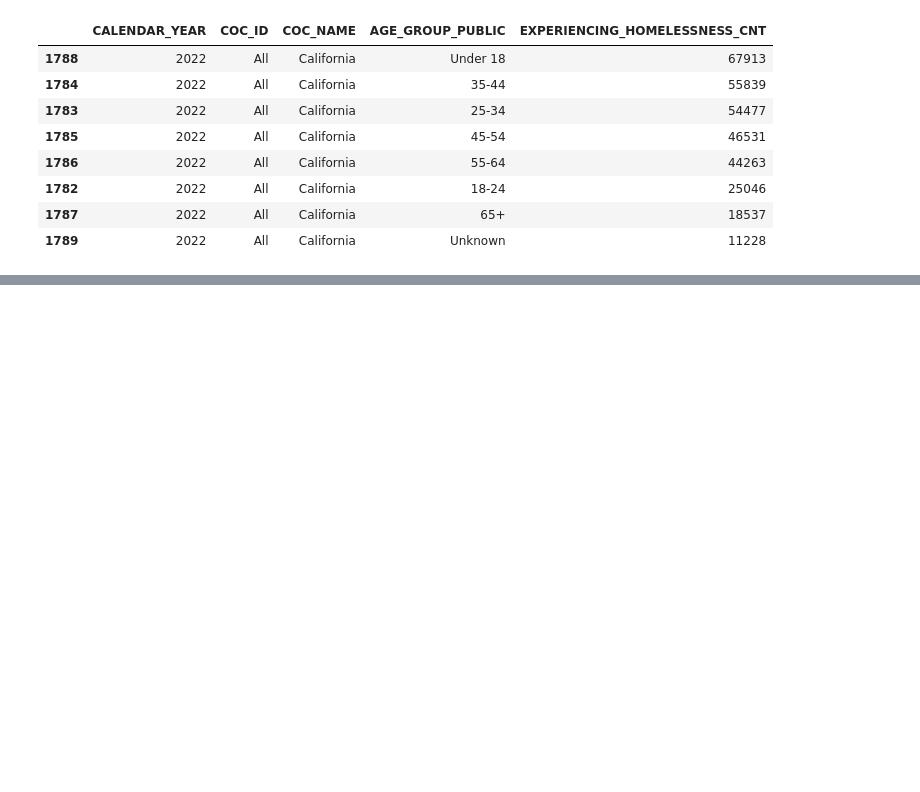
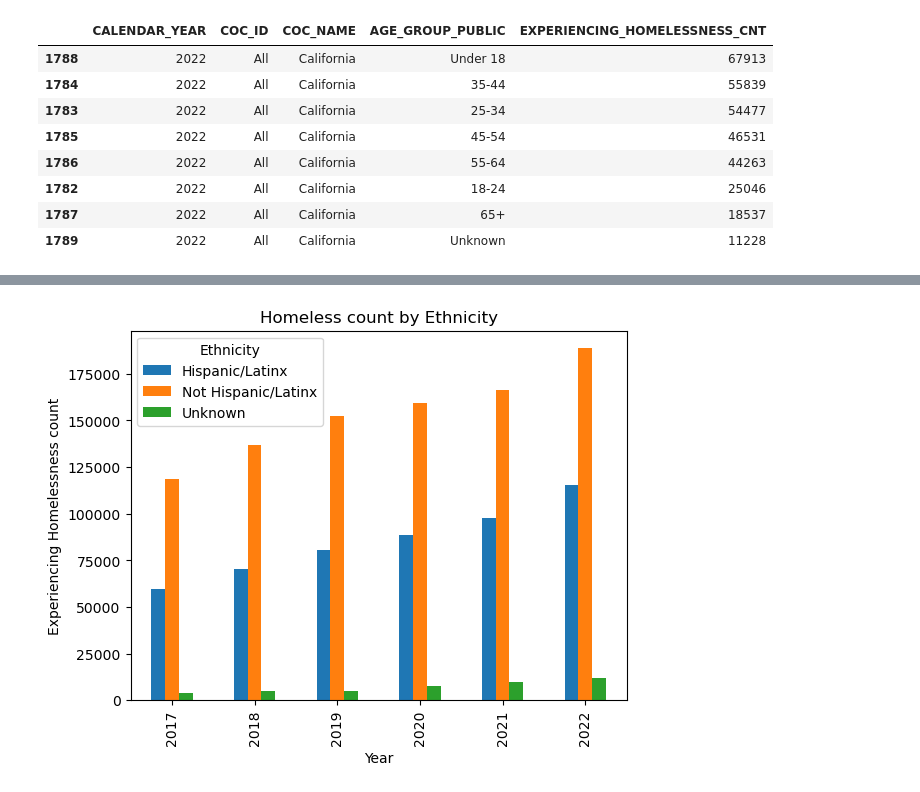
Before and after one commit to evacs/Project-1, a Jupyter notebook: tenzin_test/Demographic.ipynb, the cells around one changed output, grey strips where cells are left out. Saved outputs shown, nothing was run; the diff lists cells and outputs as text; code cells hidden in the pictures; blank space fills up the shorter version.

```diff
--- a/tenzin_test/Demographic.ipynb
+++ b/tenzin_test/Demographic.ipynb
@@ -112,0 +113,6 @@ plt.show()
+# %%
+ethnicity1= ethnicity[ethnicity["COC_ID"] == "All"]
+ethnicity_df= ethnicity1[["CALENDAR_YEAR","ETHNICITY","EXPERIENCING_HOMELESSNESS"]]
+ethnicity_df["EXPERIENCING_HOMELESSNESS"] = ethnicity_df["EXPERIENCING_HOMELESSNESS"].astype(int)
+ethnicity_df.set_index("CALENDAR_YEAR")
+ethnicity_df.groupby("CALENDAR_YEAR")["ETHNICITY"].sum()
@@ -112,0 +133,16 @@ plt.show()
+# %%
+
+# Grouped bar chart
+grouped_df = ethnicity_df.groupby(["CALENDAR_YEAR", "ETHNICITY"])["EXPERIENCING_HOMELESSNESS"].sum().unstack()
+grouped_df.plot(kind='bar')
+
+# Customize the plot
+plt.xlabel('Year')
+plt.ylabel('Experiencing Homelessness count')
+plt.title('Homeless count by Ethnicity')
+plt.legend(title='Ethnicity')
+
+# Display the plot
+plt.show()
+# %% [output]
+[figure, added]
```
Also changed, not shown: parts of 5 cells of this notebook.
